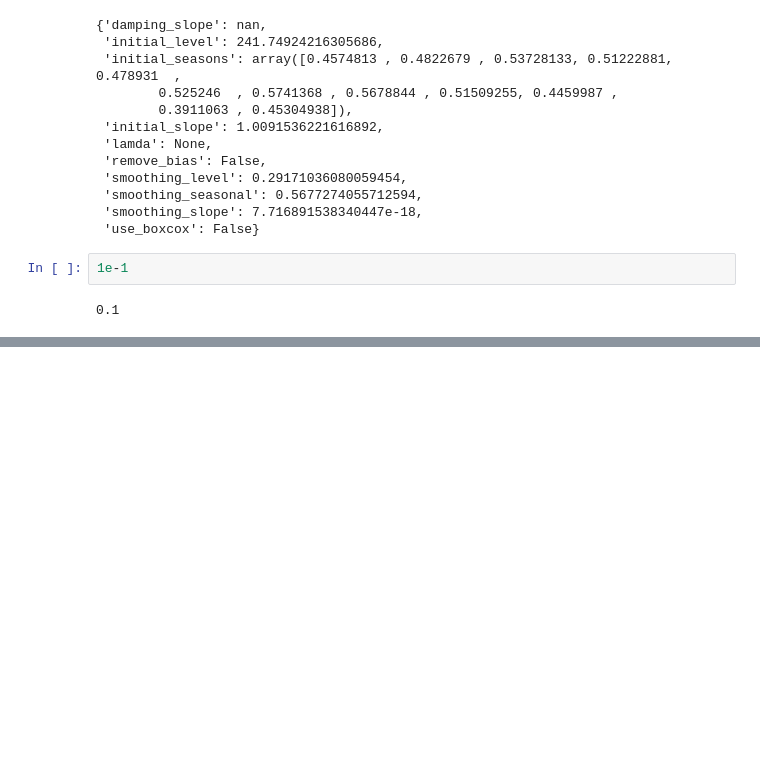
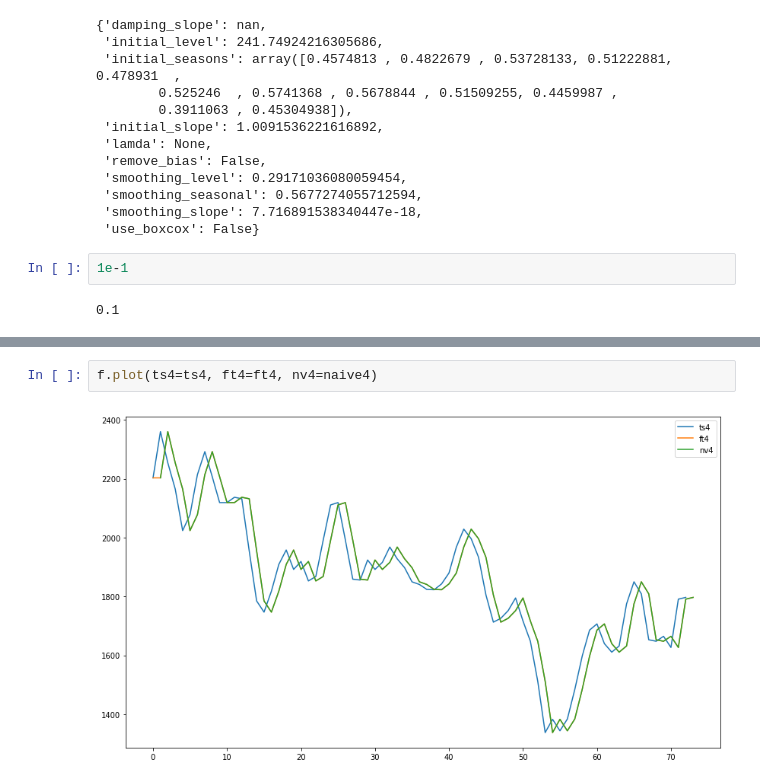
Before and after one commit to ropinotex/forecasting, a Jupyter notebook: Forecasting.ipynb, the cells around one changed output, grey strips where cells are left out. Cells and saved outputs as stored; diff of their text form; blank space fills up the shorter version.

```diff
--- a/Forecasting.ipynb
+++ b/Forecasting.ipynb
@@ -205,0 +273,4 @@ model.model.params
+# %%
+f.plot(ts4=ts4, ft4=ft4, nv4=naive4)
+# %% [output]
+[figure, added]
```
Also changed, not shown: parts of 21 cells of this notebook, 1 other file.
